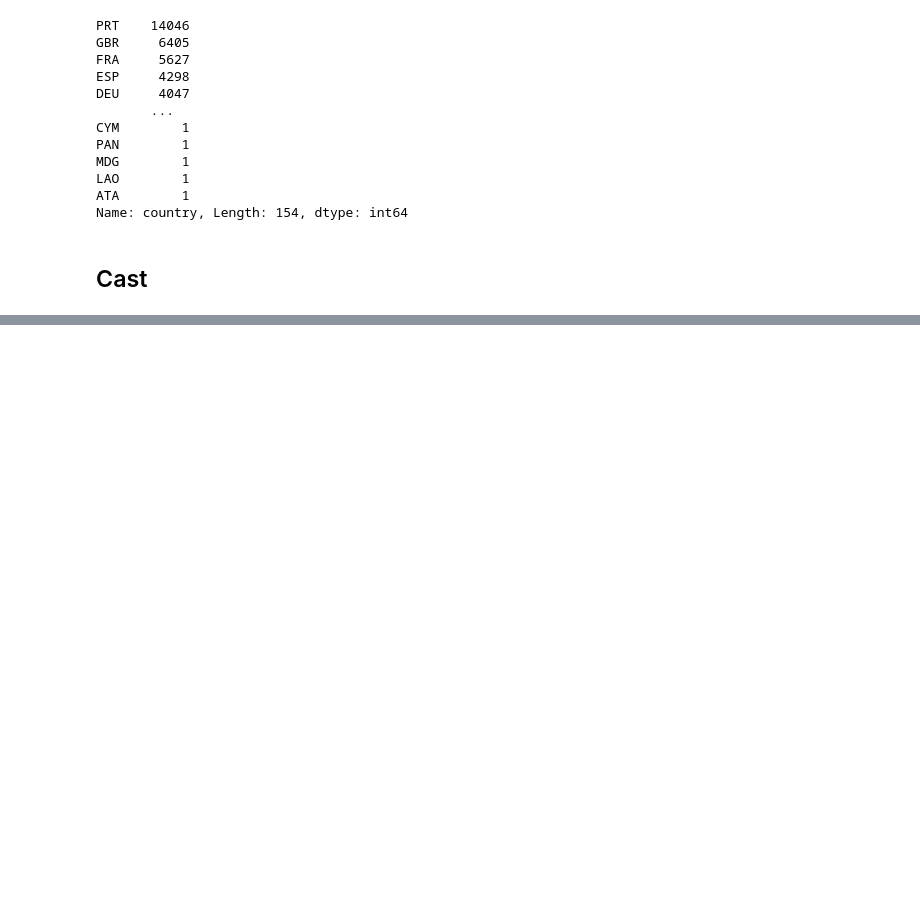
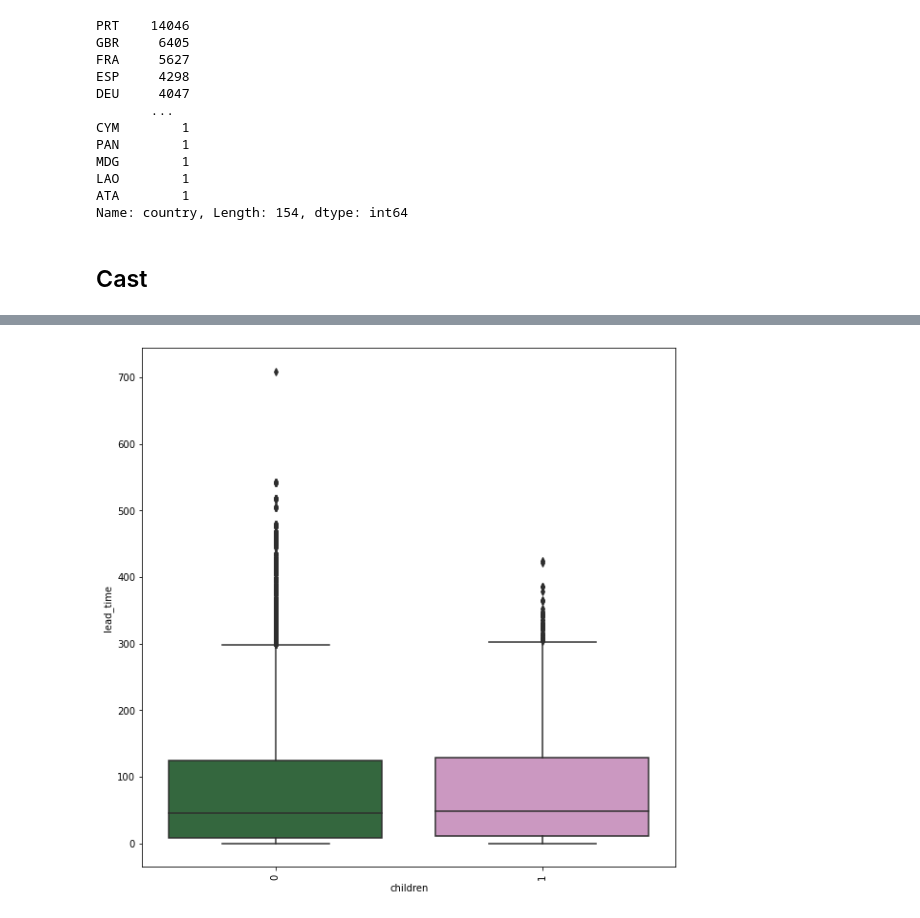
Before and after one commit to Qk527/TakeHome, a Jupyter notebook: fligoo_take_home_data_scientist.ipynb, the cells around one changed output, grey strips where cells are left out. Drawn from its saved outputs; the diff is of its cells as text; code cells hidden in the pictures; blank space fills up the shorter version.

```diff
--- a/fligoo_take_home_data_scientist.ipynb
+++ b/fligoo_take_home_data_scientist.ipynb
@@ -235,0 +270,4 @@ hotels['customer_type'] = encoder('customer_type')
+# %%
+box_graph_bivar('children','lead_time')
+# %% [output]
+[figure, added]
```
Also changed, not shown: parts of 42 cells of this notebook.
